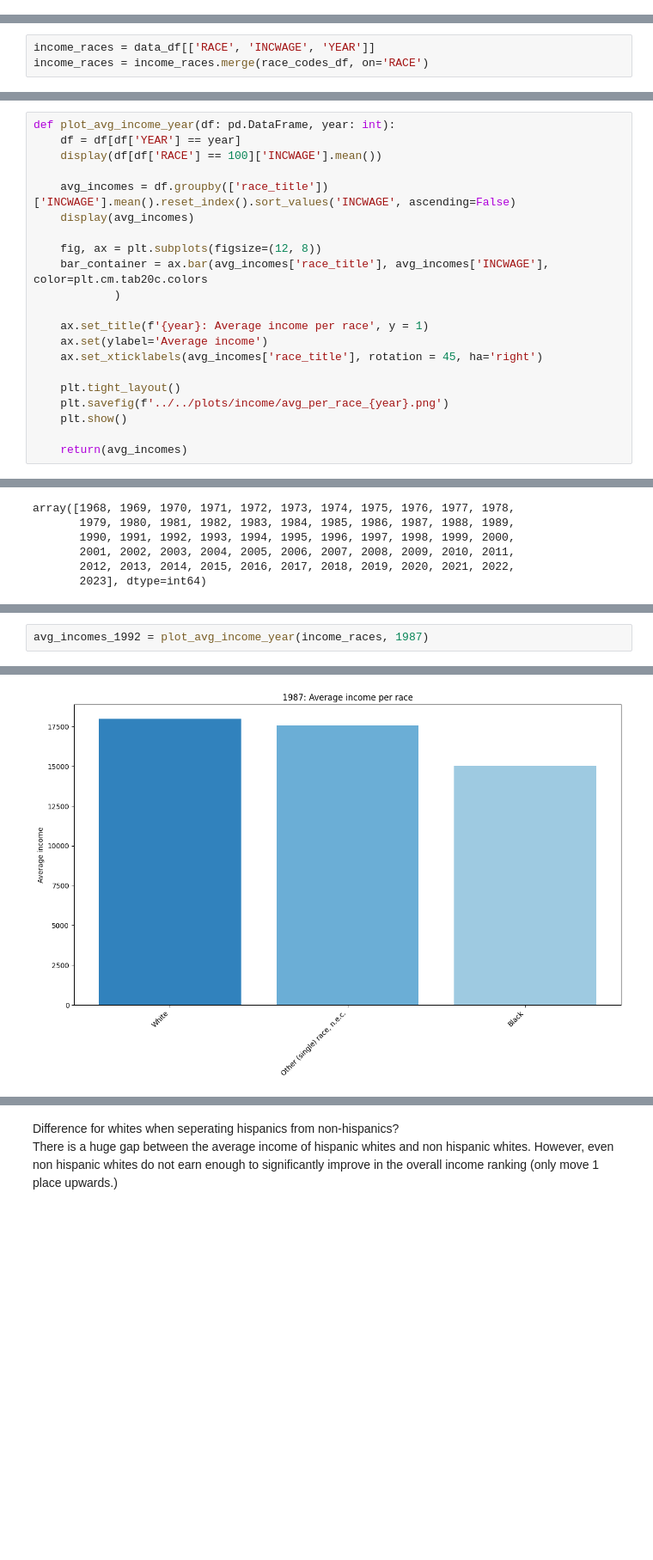
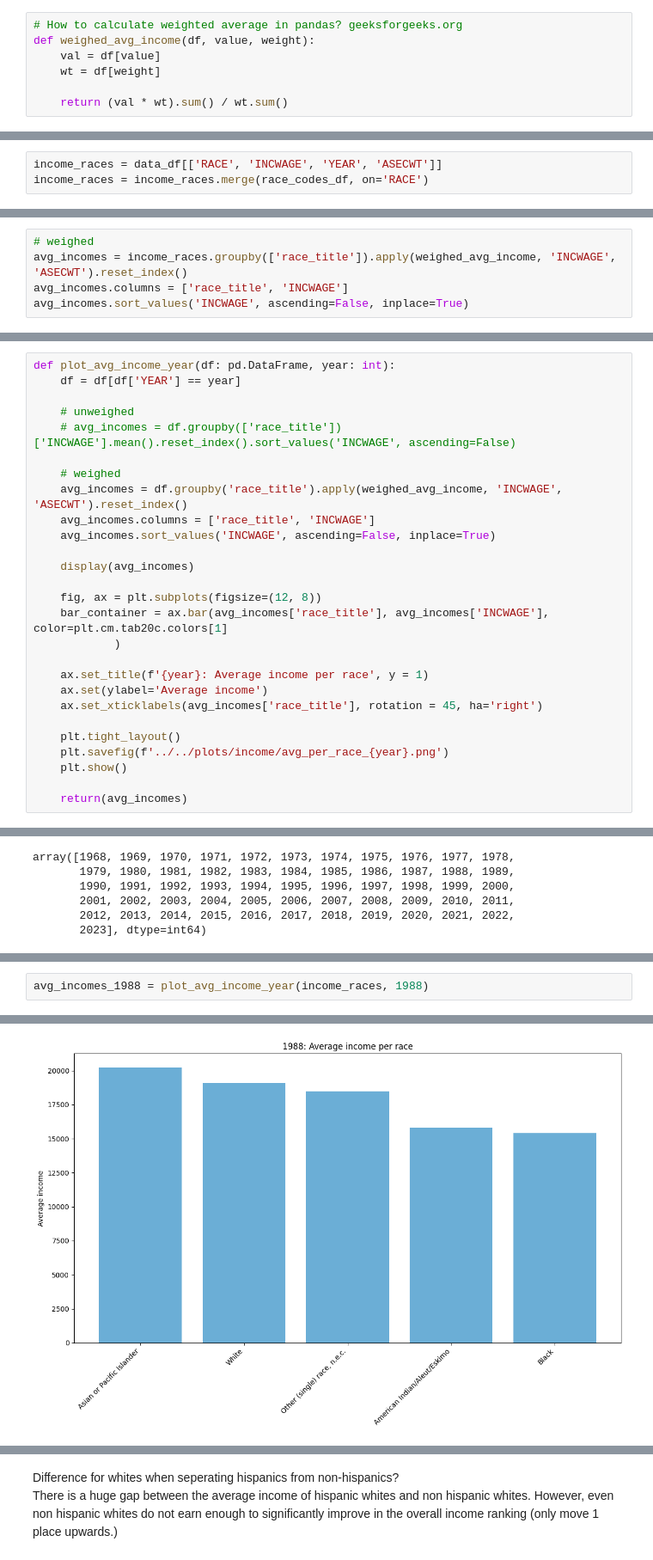
Before and after one commit to JuliaPutz/interdisciplinary_project, a Jupyter notebook: exploration/income_exploration.ipynb, the cells around one changed output, grey strips where cells are left out. Shown at 86% size. Cells and saved outputs as stored; diff of their text form; blank space fills up the shorter version.

Commit message:
use weighted average income for comparisons

```diff
--- a/exploration/income_exploration.ipynb
+++ b/exploration/income_exploration.ipynb
@@ -29,4 +34,11 @@ data_df['YRIMMIG'] = data_df['YRIMMIG'].astype('int64')
 # %%
 top_5_races = [100, 200, 651, 300, 801]
+# %%
+# How to calculate weighted average in pandas? geeksforgeeks.org
+def weighed_avg_income(df, value, weight):
+    val = df[value]
+    wt = df[weight]
+
+    return (val * wt).sum() / wt.sum()
 # %% [markdown]
 ----
@@ -36,7 +49,7 @@ top_5_races = [100, 200, 651, 300, 801]
 - YRIMMIG (year of immigration)
 - CITIZEN (citizenship status)
 # %%
-income_races = data_df[['RACE', 'INCWAGE', 'YEAR']]
+income_races = data_df[['RACE', 'INCWAGE', 'YEAR', 'ASECWT']]
 income_races = income_races.merge(race_codes_df, on='RACE')
 # %% [markdown]
 ### over all years
@@ -45,2 +59,7 @@ avg_incomes = income_races.groupby(['race_title'])['INCWAGE'].mean().reset_index
+# %%
+# weighed
+avg_incomes = income_races.groupby(['race_title']).apply(weighed_avg_income, 'INCWAGE', 'ASECWT').reset_index()
+avg_incomes.columns = ['race_title', 'INCWAGE']
+avg_incomes.sort_values('INCWAGE', ascending=False, inplace=True)
 # %%
 fig, ax = plt.subplots(figsize=(12, 8))
@@ -61,13 +80,19 @@ plt.show()
 # %%
 def plot_avg_income_year(df: pd.DataFrame, year: int):
     df = df[df['YEAR'] == year]
-    display(df[df['RACE'] == 100]['INCWAGE'].mean())
 
-    avg_incomes = df.groupby(['race_title'])['INCWAGE'].mean().reset_index().sort_values('INCWAGE', ascending=False)
+    # unweighed
+    # avg_incomes = df.groupby(['race_title'])['INCWAGE'].mean().reset_index().sort_values('INCWAGE', ascending=False)
+
+    # weighed
+    avg_incomes = df.groupby('race_title').apply(weighed_avg_income, 'INCWAGE', 'ASECWT').reset_index()
+    avg_incomes.columns = ['race_title', 'INCWAGE']
+    avg_incomes.sort_values('INCWAGE', ascending=False, inplace=True)
+
     display(avg_incomes)
 
     fig, ax = plt.subplots(figsize=(12, 8))
-    bar_container = ax.bar(avg_incomes['race_title'], avg_incomes['INCWAGE'], color=plt.cm.tab20c.colors
+    bar_container = ax.bar(avg_incomes['race_title'], avg_incomes['INCWAGE'], color=plt.cm.tab20c.colors[1]
             )
 
     ax.set_title(f'{year}: Average income per race', y = 1)
@@ -205,3 +222,3 @@ avg_incomes_1992 = plot_avg_income_year(income_races, 1980)
 # %%
-avg_incomes_1992 = plot_avg_income_year(income_races, 1987)
+avg_incomes_1988 = plot_avg_income_year(income_races, 1988)
 # %% [output]
@@ -213 +231 @@ avg_incomes_1992 = plot_avg_income_year(income_races, 1987)
-[figure, old version]
+[figure, new version]
```
Also changed, not shown: parts of 54 cells of this notebook.
